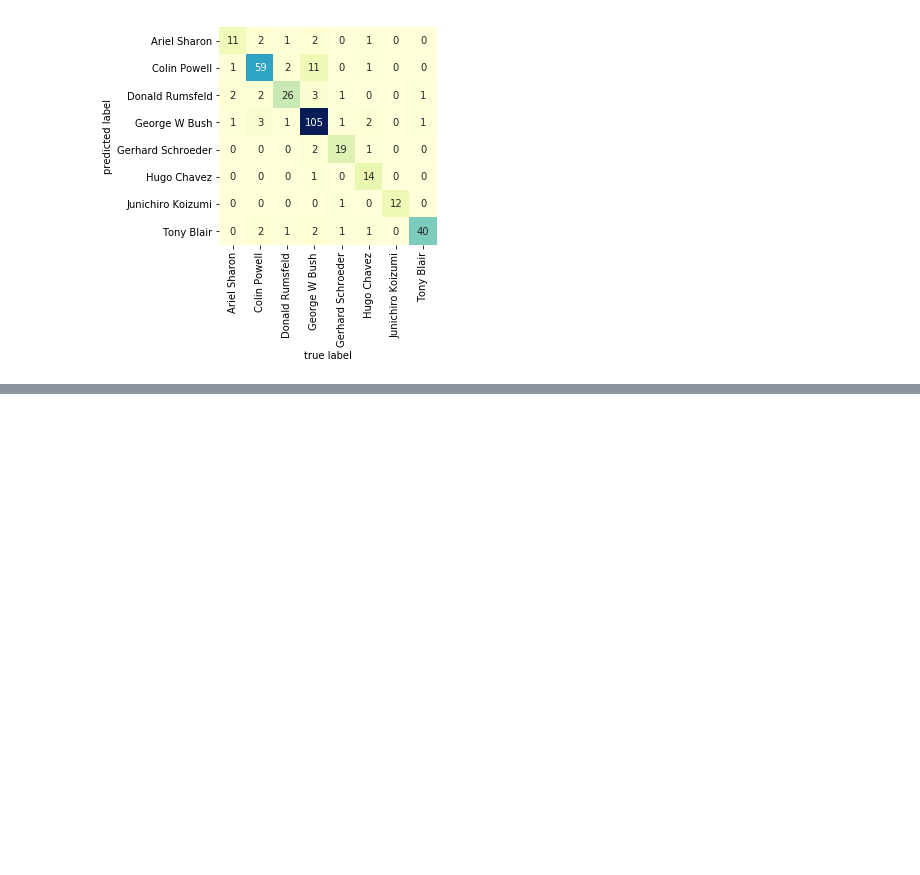
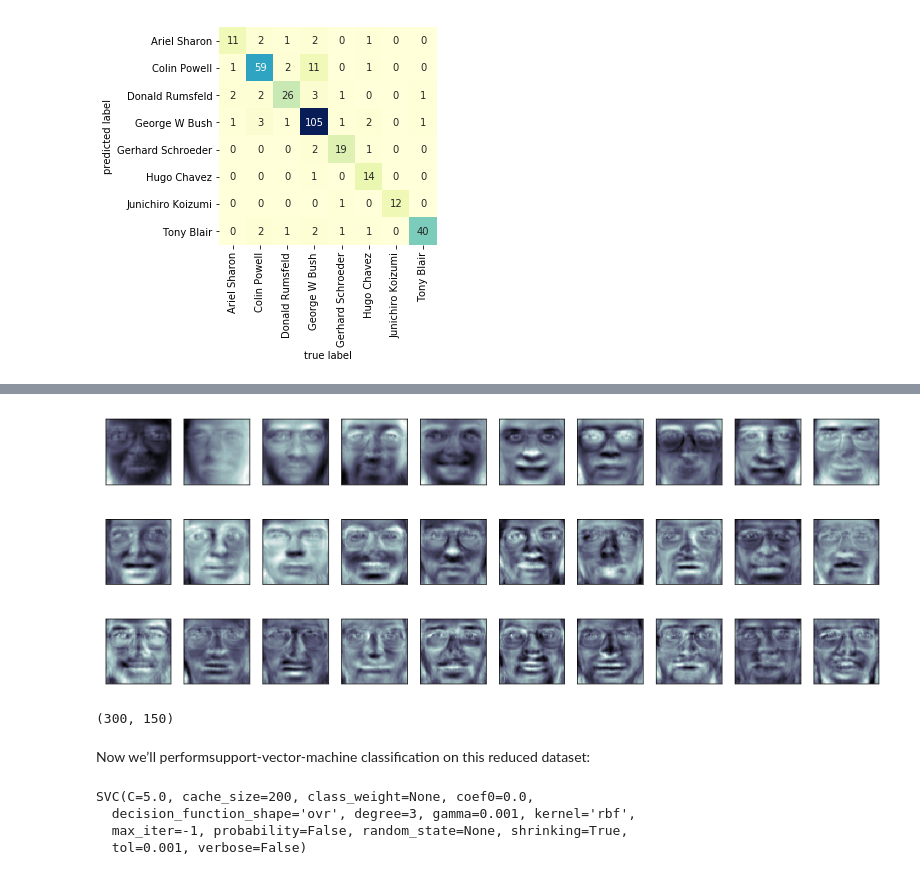
Before and after one commit to mayankkaizen/jupyter-notebooks, a Jupyter notebook: ML - Support Vector Machines.ipynb, the cells around one changed output, grey strips where cells are left out. Cells and saved outputs as stored; diff of their text form; code cells hidden in the pictures; blank space fills up the shorter version.

```diff
--- a/ML - Support Vector Machines.ipynb
+++ b/ML - Support Vector Machines.ipynb
@@ -364,0 +402,24 @@ ypredict = model.predict(xtest)
+# %%
+fig = plt.figure(figsize=(16, 6))
+for i in range(30):
+    ax = fig.add_subplot(3, 10, i + 1, xticks=[], yticks=[])
+    ax.imshow(pca.components_[i].reshape(faces.images[0].shape),cmap=plt.cm.bone)
+# %% [output]
+[figure, added]
+# %%
+X_train_pca = pca.transform(xtrain)
+X_test_pca = pca.transform(xtest)
+print(X_train_pca.shape)
+# %% [output]
+(300, 150)
+# %% [markdown]
+Now we’ll performsupport-vector-machine classification on this reduced dataset:
+# %%
+from sklearn import svm
+clf = svm.SVC(C=5., gamma=0.001)
+clf.fit(X_train_pca, ytrain)
+# %% [output]
+SVC(C=5.0, cache_size=200, class_weight=None, coef0=0.0,
+  decision_function_shape='ovr', degree=3, gamma=0.001, kernel='rbf',
+  max_iter=-1, probability=False, random_state=None, shrinking=True,
+  tol=0.001, verbose=False)
```
Also changed, not shown: parts of 14 cells of this notebook, 7 other files.
